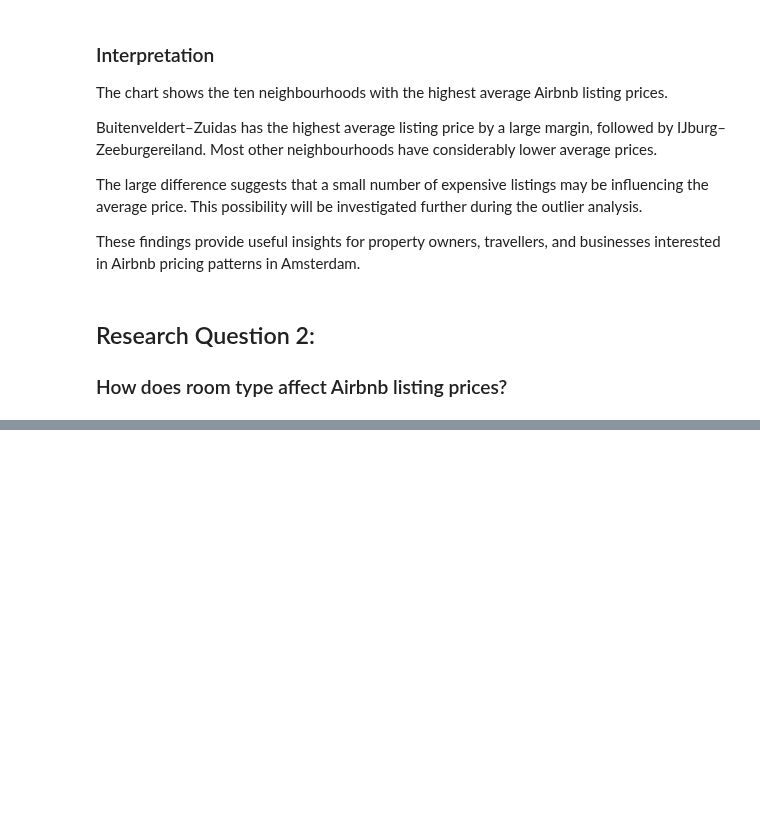
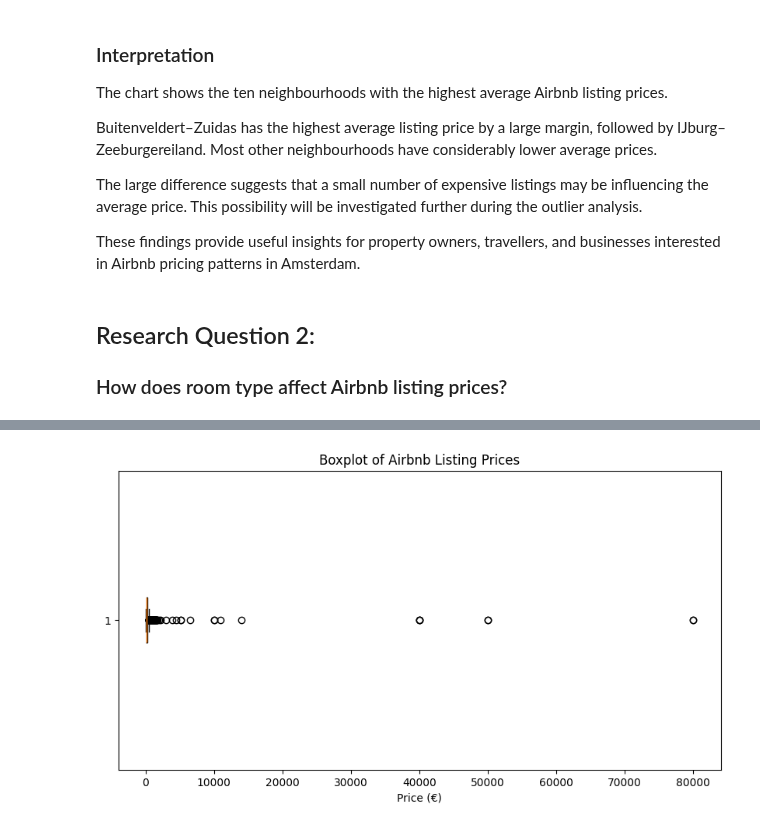
Before and after one commit to MathCodeLab1/portfolio_projects, a Jupyter notebook: Vacation_Rental_Analytics/notebooks/airbnb_exploration.ipynb, the cells around one changed output, grey strips where cells are left out. Saved outputs shown, nothing was run; the diff lists cells and outputs as text; code cells hidden in the pictures; blank space fills up the shorter version.

```diff
--- a/Vacation_Rental_Analytics/notebooks/airbnb_exploration.ipynb
+++ b/Vacation_Rental_Analytics/notebooks/airbnb_exploration.ipynb
@@ -207,0 +302,11 @@ These findings provide useful insights for property owners, travellers, and busi
+# %%
+plt.figure(figsize=(10, 5))
+
+plt.boxplot(df_clean["price"],vert=False)
+
+plt.title("Boxplot of Airbnb Listing Prices")
+plt.xlabel("Price (€)")
+
+plt.show()
+# %% [output]
+[figure, added]
```
Also changed, not shown: parts of 13 cells of this notebook, 3 other files.
